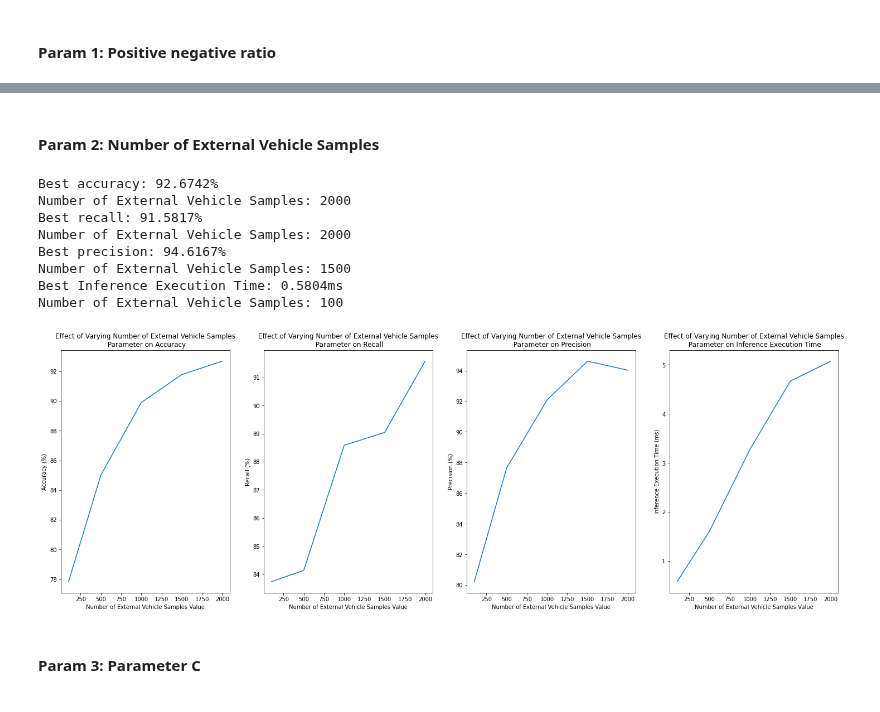
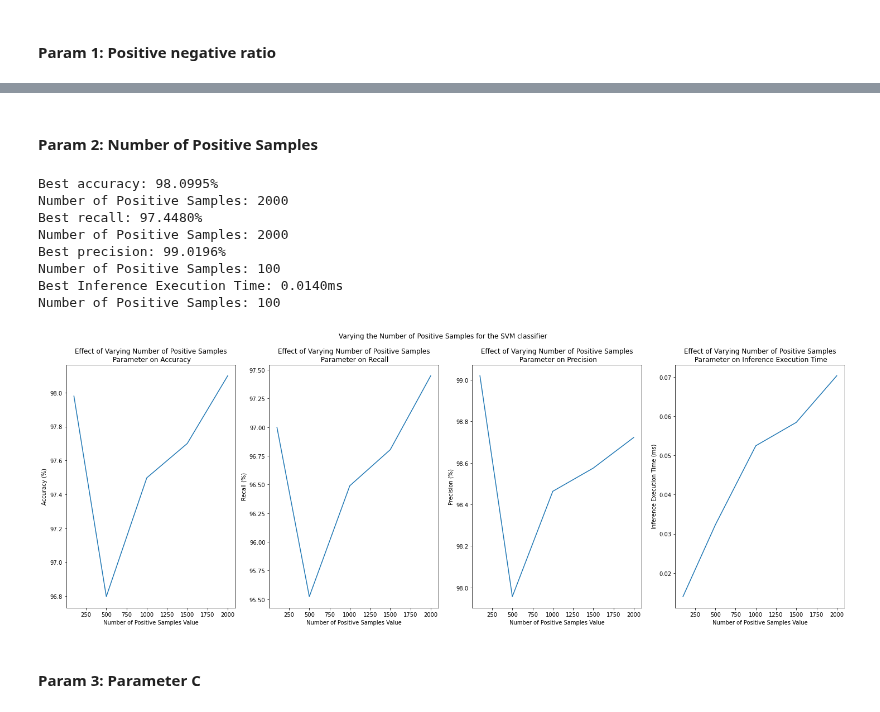
Before and after one commit to chrismartel/ECSE415-Project-G7, a Jupyter notebook: classification/classification.ipynb, the cells around one changed output, grey strips where cells are left out. Drawn from its saved outputs; the diff is of its cells as text; code cells hidden in the pictures.

```diff
--- a/classification/classification.ipynb
+++ b/classification/classification.ipynb
@@ -1087,14 +1087,13 @@ version = 'v2'
 # Dataset parameters
 positive_negative_ratio = 1
 min_intersection_ratio = 0.8
-use_external_vehicle_samples = True
+
 number_of_positive_samples = 100
 
 # Preprocessing parameters
-W = 128
-H = 80
-orientations = 9 # number of orientation bins
-pixels_per_cell = (8,16) # number of pixels per cell
+input_shape = (64,64)
+tations = 9 # number of orientation bins
+pixels_per_cell = (16,16) # number of pixels per cell
 cells_per_block = (4,4) # number of cells per block
 
 # SVM parameters
@@ -1111,10 +1110,10 @@ min_samples_split = 2
 
 if version == 'v1':
   # Build Dataset
-  sequences = build_dataset(positive_negative_ratio=positive_negative_ratio, min_intersection_ratio=min_intersection_ratio, use_external_vehicle_samples=use_external_vehicle_samples)
+  sequences = build_dataset(positive_negative_ratio=positive_negative_ratio, min_intersection_ratio=min_intersection_ratio)
 
   # Preprocess
-  features, labels = preprocess_sequences(sequences, (H,W), orientations, pixels_per_cell, cells_per_block)
+  features, labels = preprocess_sequences(sequences, input_shape, orientations, pixels_per_cell, cells_per_block)
 
   # CV
   accuracies, recalls, precisions, inference_exec_times = cross_validation(features, labels,classifier_type = classifier_type, C=C, bagging=bagging, n_estimators=n_estimators,n_estimators_random_forest= n_estimators_random_forest, criterion=criterion, max_depth=max_depth,min_samples_split=min_samples_split )
@@ -1123,7 +1122,7 @@ if version == 'v1':
 
 elif version == 'v2':
   # Build Dataset
-  imgs, labels = build_dataset_v2(positive_negative_ratio=positive_negative_ratio, number_of_positive_samples=number_of_positive_samples, resize_shape=(H,W))
+  imgs, labels = build_dataset_v2(positive_negative_ratio=positive_negative_ratio, number_of_positive_samples=number_of_positive_samples, resize_shape=input_shape)
 
   # Preprocess
   features = preprocess_images_v2(imgs, orientations, pixels_per_cell, cells_per_block)
@@ -1546,18 +1578,18 @@ Positive to Negative Ratio: 2
 # %% [markdown]
-#### Param 2: Number of External Vehicle Samples
+#### Param 2: Number of Positive Samples
 # %%
 import gc
 
 # Dataset parameters
 positive_negative_ratio = 1
 min_intersection_ratio = 0.8
-use_external_vehicle_samples = True
+
 
 # Preprocessing parameters
-W = 128
-H = 80
+input_shape = (64,64)
+
 orientations = 9 # number of orientation bins
-pixels_per_cell = (8,16) # number of pixels per cell
+pixels_per_cell = (16,16) # number of pixels per cell
 cells_per_block = (4,4) # number of cells per block
 
 # SVM parameters
@@ -1575,29 +1607,43 @@ min_samples_split = 2
 
 recalls, accuracies, precisions, inference_exec_times = np.zeros(len(param_range)), np.zeros(len(param_range)), np.zeros(len(param_range)), np.zeros(len(param_range))
 
-for i, number_of_external_vehicle_samples in enumerate(param_range):
+for i, number_of_positive_samples in enumerate(param_range):
+  # # Build Dataset
+  # sequences = build_dataset(positive_negative_ratio=positive_negative_ratio, min_intersection_ratio=min_intersection_ratio, number_of_positive_samples=number_of_positive_samples)
+
+  # # Preprocess
+  # features, labels = preprocess_sequences(sequences, input_shape, orientations, pixels_per_cell, cells_per_block)
+
+  # # CV
+  # acc, rec, prec, exec = cross_validation(features, labels, classifier_type=classifier_type, C=C, bagging=bagging, n_estimators=n_estimators, n_estimators_random_forest=n_estimators_random_forest, criterion=criterion, max_depth=max_depth, min_samples_split=min_samples_split)
+
+
+  # V2
+
   # Build Dataset
-  sequences = build_dataset(positive_negative_ratio=positive_negative_ratio, min_intersection_ratio=min_intersection_ratio, number_of_external_vehicle_samples=number_of_external_vehicle_samples, use_external_vehicle_samples=use_external_vehicle_samples)
+  imgs, labels = build_dataset_v2(positive_negative_ratio=positive_negative_ratio, number_of_positive_samples=number_of_positive_samples, resize_shape=input_shape)
 
   # Preprocess
-  features, labels = preprocess_sequences(sequences, (H,W), orientations, pixels_per_cell, cells_per_block)
+  features = preprocess_images_v2(imgs, orientations, pixels_per_cell, cells_per_block)
 
   # CV
-  acc, rec, prec, exec = cross_validation(features, labels, classifier_type=classifier_type, C=C, bagging=bagging, n_estimators=n_estimators, n_estimators_random_forest=n_estimators_random_forest, criterion=criterion, max_depth=max_depth, min_samples_split=min_samples_split)
+  acc, rec, prec, exec = cross_validation_v2(features, labels, classifier_type=classifier_type, C=C, bagging=bagging, n_estimators=n_estimators, n_estimators_random_forest=n_estimators_random_forest, criterion=criterion, max_depth=max_depth, min_samples_split=min_samples_split)
+
 
   recalls[i] = np.mean(rec)
   accuracies[i] = np.mean(acc)
   precisions[i] = np.mean(prec)
   inference_exec_times[i] = np.mean(exec)
 
-  del sequences
+  # del sequences
+  del imgs
   del features
   del labels
   gc.collect()
 
 
 # Display
-param_name = "Number of External Vehicle Samples"
+param_name = "Number of Positive Samples"
 
 fig, axes = plt.subplots(1,4)
 fig.set_figheight(8)
@@ -1607,42 +1653,42 @@ fig.suptitle('Varying the {param_name} for the SVM classifier'.format(param_name
 # Plot Accuracy
 axes[0].plot(param_range,accuracies)
 axes[0].set_title("Effect of Varying {param_name}\n Parameter on Accuracy".format(param_name=param_name))
 axes[0].set_xlabel("{param_name} Value".format(param_name=param_name))
 axes[0].set_ylabel("Accuracy (%)")
 print("Best accuracy: {acc:.4f}%\n{param_name}: {param}".format(acc=np.max(accuracies), param=param_range[np.argmax(accuracies)], param_name=param_name))
 
 # Plot Recall
 axes[1].plot(param_range,recalls)
 axes[1].set_title("Effect of Varying {param_name}\n Parameter on Recall".format(param_name=param_name))
 axes[1].set_xlabel("{param_name} Value".format(param_name=param_name))
 axes[1].set_ylabel("Recall (%)")
 print("Best recall: {rec:.4f}%\n{param_name}: {param}".format(rec=np.max(recalls), param=param_range[np.argmax(recalls)],param_name=param_name))
 
 # Plot Precision
 axes[2].plot(param_range,precisions)
 axes[2].set_title("Effect of Varying {param_name}\n Parameter on Precision".format(param_name=param_name))
 axes[2].set_xlabel("{param_name} Value".format(param_name=param_name))
 axes[2].set_ylabel("Precision (%)")
 print("Best precision: {prec:.4f}%\n{param_name}: {param}".format(prec=np.max(precisions), param=param_range[np.argmax(precisions)], param_name=param_name))
 
 # Plot Inference Execution Time
 axes[3].plot(param_range,inference_exec_times*1000)
 axes[3].set_title("Effect of Varying {param_name}\n Parameter on Inference Execution Time".format(param_name=param_name))
 axes[3].set_xlabel("{param_name} Value".format(param_name=param_name))
 axes[3].set_ylabel("Inference Execution Time (ms)")
 print("Best Inference Execution Time: {exec:.4f}ms\n{param_name}: {param}".format(exec=1000*np.min(inference_exec_times), param=param_range[np.argmin(inference_exec_times)], param_name=param_name))
 
 plt.show()
 # %% [output]
-Best accuracy: 92.6742%
-Number of External Vehicle Samples: 2000
-Best recall: 91.5817%
-Number of External Vehicle Samples: 2000
-Best precision: 94.6167%
-Number of External Vehicle Samples: 1500
-Best Inference Execution Time: 0.5804ms
-Number of External Vehicle Samples: 100
+Best accuracy: 98.0995%
+Number of Positive Samples: 2000
+Best recall: 97.4480%
+Number of Positive Samples: 2000
+Best precision: 99.0196%
+Number of Positive Samples: 100
+Best Inference Execution Time: 0.0140ms
+Number of Positive Samples: 100
-[figure, old version]
+[figure, new version]
 # %% [markdown]
 #### Param 3: Parameter C
 # %%
```
Also changed, not shown: parts of 25 cells of this notebook.
